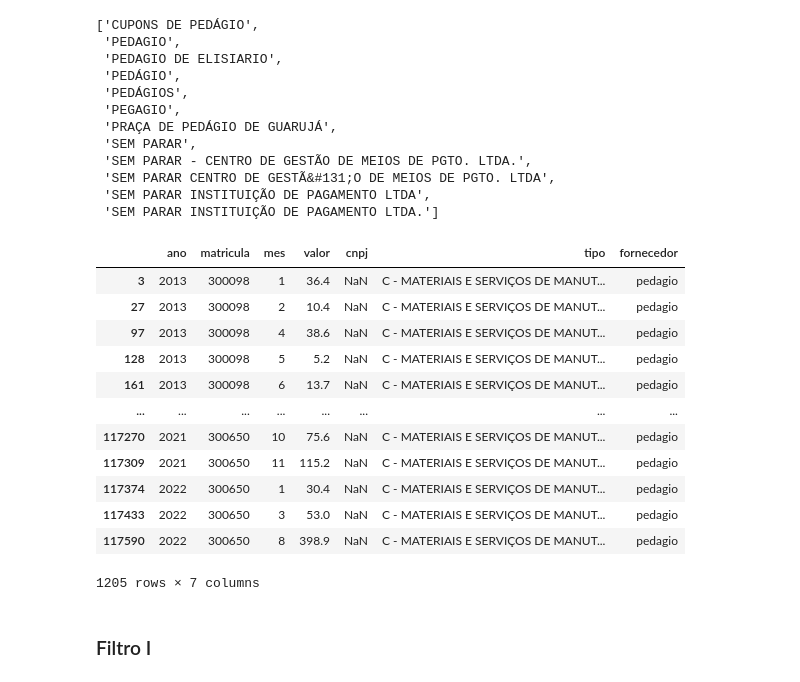
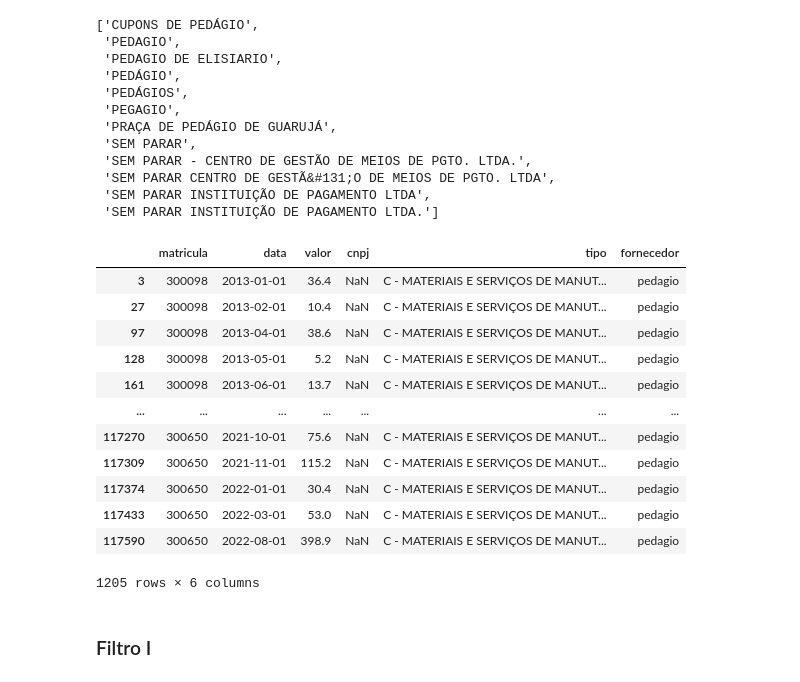
Before and after one commit to giobritos/soul_code_python, a Jupyter notebook: ED7-PandasAlesp.ipynb, the cells around one changed output. Saved outputs shown, nothing was run; the diff lists cells and outputs as text; code cells hidden in the pictures.

```diff
--- a/ED7-PandasAlesp.ipynb
+++ b/ED7-PandasAlesp.ipynb
@@ -160,0 +277,6 @@ dtype: object
+# %%
+# criando coluna concatenando mês com ano
+df1['data'] = df1['mes'] + '/' + df1['ano']
+# %%
+# trasformando type para datetime
+df1['data'] = pd.to_datetime(df1['data'], dayfirst=True)
@@ -160,0 +295,3 @@ dtype: object
+# %%
+# criando novo df tirando colunas de ano e mes
+df1 = df1[['matricula', 'data', 'valor', 'cnpj', 'tipo', 'fornecedor']]
@@ -349,7 +858,7 @@ sorted(pd.unique(dfpedagio['fornecedor']))
  'SEM PARAR INSTITUIÇÃO DE PAGAMENTO LTDA.']
 # %%
 # compatibilizando dados de fornecedor para todos ficarem iguais
-df.replace(['CUPONS DE PEDÁGIO',
+df1.replace(['CUPONS DE PEDÁGIO',
             'PEDAGIO',
             'PEDAGIO DE ELISIARIO',
             'PEDÁGIO',
@@ -363,23 +872,23 @@ df.replace(['CUPONS DE PEDÁGIO',
             'SEM PARAR INSTITUIÇÃO DE PAGAMENTO LTDA.'],
             'pedagio', inplace=True)
 # %%
-ftpedagio = df.fornecedor == 'pedagio'
-dtfpedagio = df.loc[ftpedagio]
+ftpedagio = df1.fornecedor == 'pedagio'
+dtfpedagio = df1.loc[ftpedagio]
 dtfpedagio
 # %% [output]
-|  | ano | matricula | mes | valor | cnpj | tipo | fornecedor |
-| 3 | 2013 | 300098 | 1 | 36.4 | NaN | C - MATERIAIS E SERVIÇOS DE MANUT... | pedagio |
-| 27 | 2013 | 300098 | 2 | 10.4 | NaN | C - MATERIAIS E SERVIÇOS DE MANUT... | pedagio |
-| 97 | 2013 | 300098 | 4 | 38.6 | NaN | C - MATERIAIS E SERVIÇOS DE MANUT... | pedagio |
-| 128 | 2013 | 300098 | 5 | 5.2 | NaN | C - MATERIAIS E SERVIÇOS DE MANUT... | pedagio |
-| 161 | 2013 | 300098 | 6 | 13.7 | NaN | C - MATERIAIS E SERVIÇOS DE MANUT... | pedagio |
-| ... | ... | ... | ... | ... | ... | ... | ... |
-| 117270 | 2021 | 300650 | 10 | 75.6 | NaN | C - MATERIAIS E SERVIÇOS DE MANUT... | pedagio |
-| 117309 | 2021 | 300650 | 11 | 115.2 | NaN | C - MATERIAIS E SERVIÇOS DE MANUT... | pedagio |
-| 117374 | 2022 | 300650 | 1 | 30.4 | NaN | C - MATERIAIS E SERVIÇOS DE MANUT... | pedagio |
-| 117433 | 2022 | 300650 | 3 | 53.0 | NaN | C - MATERIAIS E SERVIÇOS DE MANUT... | pedagio |
-| 117590 | 2022 | 300650 | 8 | 398.9 | NaN | C - MATERIAIS E SERVIÇOS DE MANUT... | pedagio |
+|  | matricula | data | valor | cnpj | tipo | fornecedor |
+| 3 | 300098 | 2013-01-01 | 36.4 | NaN | C - MATERIAIS E SERVIÇOS DE MANUT... | pedagio |
+| 27 | 300098 | 2013-02-01 | 10.4 | NaN | C - MATERIAIS E SERVIÇOS DE MANUT... | pedagio |
+| 97 | 300098 | 2013-04-01 | 38.6 | NaN | C - MATERIAIS E SERVIÇOS DE MANUT... | pedagio |
+| 128 | 300098 | 2013-05-01 | 5.2 | NaN | C - MATERIAIS E SERVIÇOS DE MANUT... | pedagio |
+| 161 | 300098 | 2013-06-01 | 13.7 | NaN | C - MATERIAIS E SERVIÇOS DE MANUT... | pedagio |
+| ... | ... | ... | ... | ... | ... | ... |
+| 117270 | 300650 | 2021-10-01 | 75.6 | NaN | C - MATERIAIS E SERVIÇOS DE MANUT... | pedagio |
+| 117309 | 300650 | 2021-11-01 | 115.2 | NaN | C - MATERIAIS E SERVIÇOS DE MANUT... | pedagio |
+| 117374 | 300650 | 2022-01-01 | 30.4 | NaN | C - MATERIAIS E SERVIÇOS DE MANUT... | pedagio |
+| 117433 | 300650 | 2022-03-01 | 53.0 | NaN | C - MATERIAIS E SERVIÇOS DE MANUT... | pedagio |
+| 117590 | 300650 | 2022-08-01 | 398.9 | NaN | C - MATERIAIS E SERVIÇOS DE MANUT... | pedagio |
-1205 rows × 7 columns
+1205 rows × 6 columns
 # %% [markdown]
 ### Filtro I
 # %%
```
Also changed, not shown: parts of 95 cells of this notebook.
